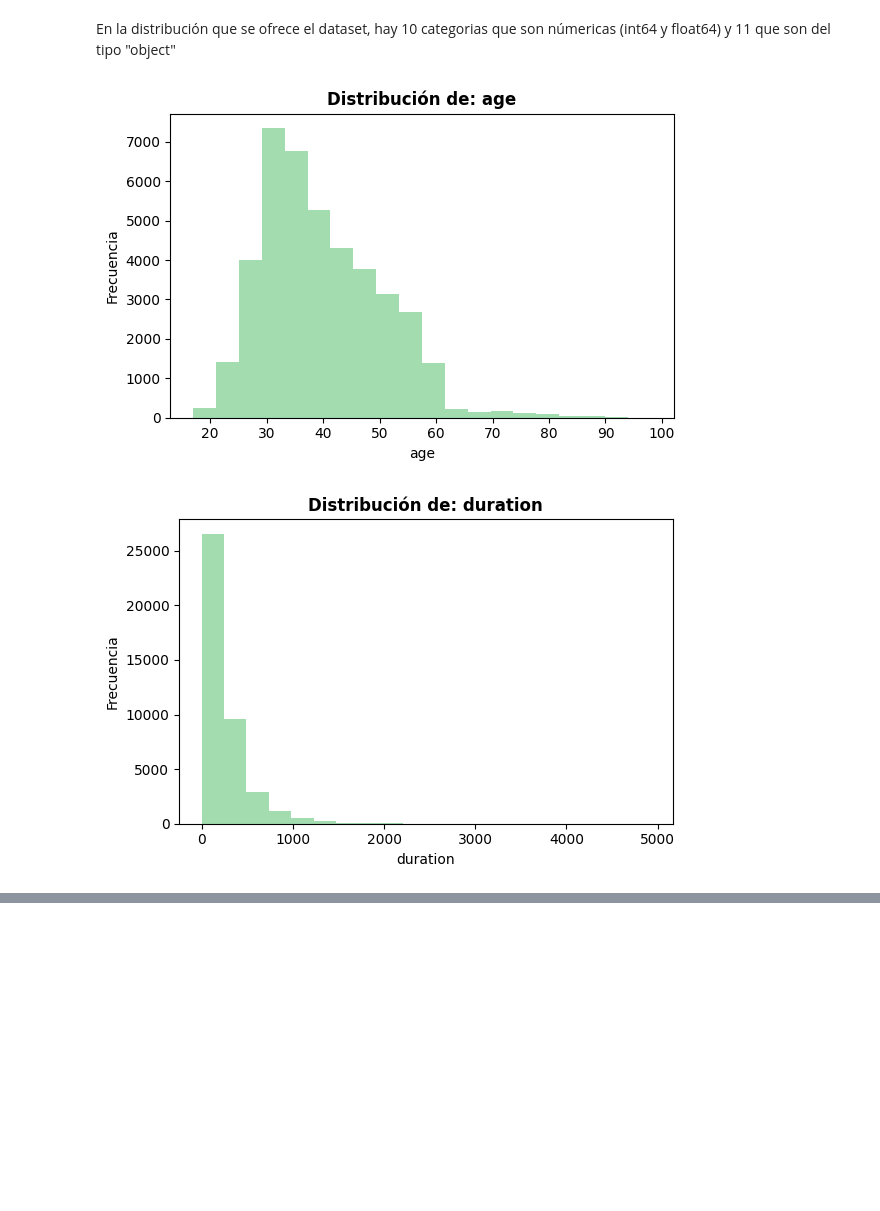
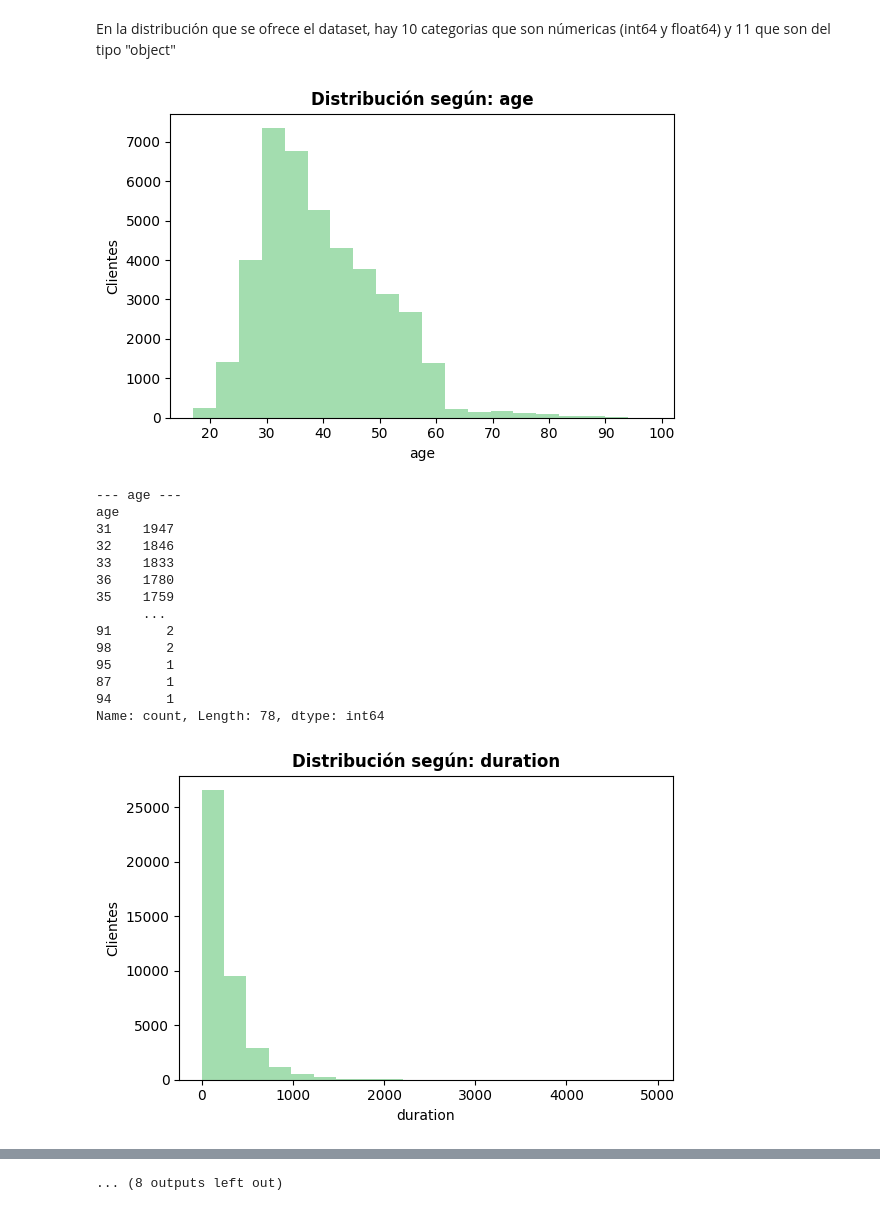
Before and after one commit to 4GeeksAcademy/Leonel_Ponce_Proyecto-de-Regresion-Logistica, a Jupyter notebook: src/explore.ipynb, the cells around one changed output, grey strips where cells are left out. Cells and saved outputs as stored; diff of their text form; code cells hidden in the pictures; blank space fills up the shorter version.

```diff
--- a/src/explore.ipynb
+++ b/src/explore.ipynb
@@ -60,15 +78,33 @@ En la distribución que se ofrece el dataset, hay 10 categorias que son númeric
 # %%
 #Separamos los valores que son del tipo -numérico- para visualizar su distribución
 num_cols = df.select_dtypes(include="number").columns
 
 for col in num_cols:
     plt.figure(figsize=(6, 4))
     plt.hist(df[col], bins=20, color="#7CCF8E", alpha=0.7)
-    plt.title(f"Distribución de: {col}", fontsize=12, fontweight="bold")
+    plt.title(f"Distribución según: {col}", fontsize=12, fontweight="bold")
     plt.xlabel(col)
-    plt.ylabel("Frecuencia")
+    plt.ylabel("Clientes")
     plt.tight_layout()
     plt.show()
+
+    print(f"--- {col} ---")
+    print(df[col].value_counts())
+    print("\n")
 # %% [output]
-[figure, old version]
+[figure, new version]
+--- age ---
+age
+31    1947
+32    1846
+33    1833
+36    1780
+35    1759
+      ...
+91       2
+98       2
+95       1
+87       1
+94       1
+Name: count, Length: 78, dtype: int64
-[figure, old version]
+[figure, new version]
@@ -83,3 +187,4 @@ for col in num_cols:
+... (8 outputs left out)
 # %%
 #Separamos los valores que son del tipo -categórico- para visualizar su distribución
 cat_cols = df.select_dtypes(include="object").columns
```
Also changed, not shown: parts of 5 cells of this notebook.
